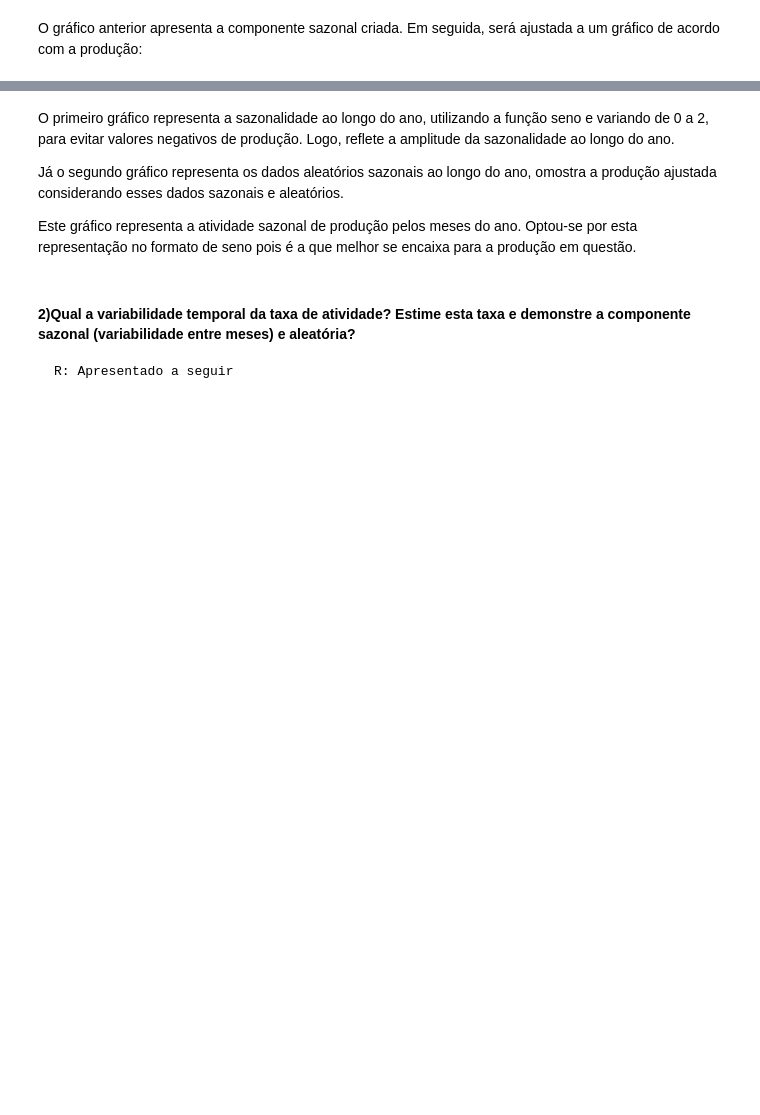
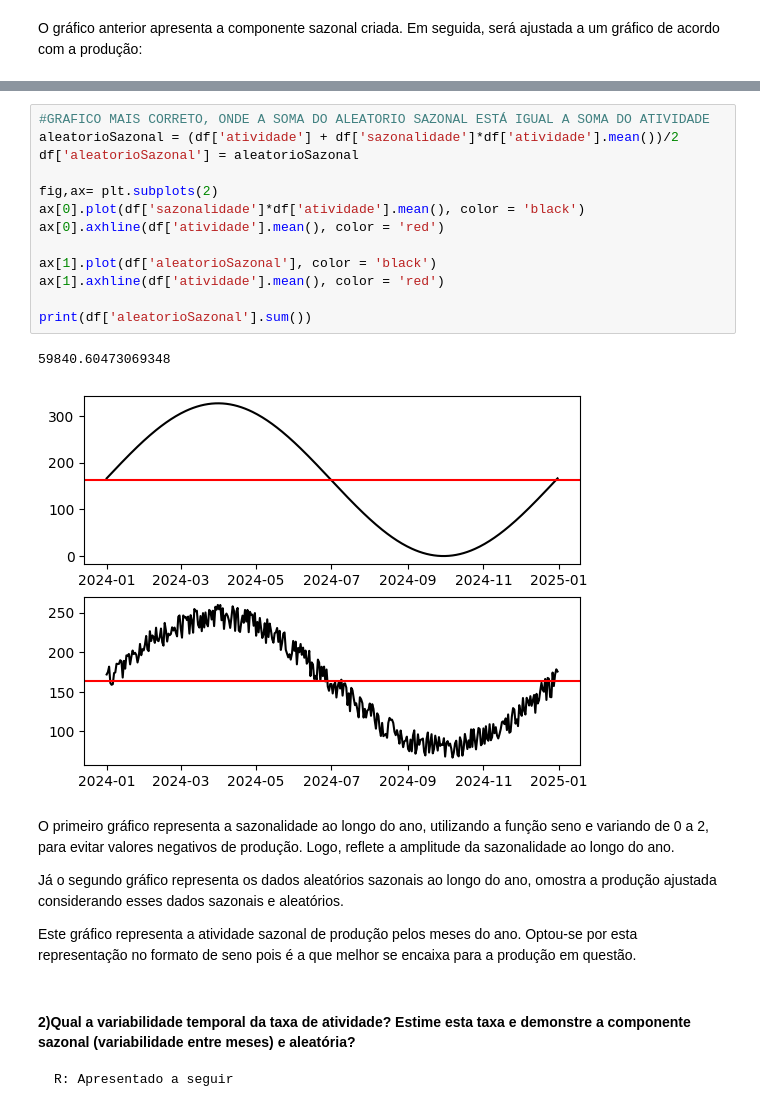
Before and after one commit to BarbaraGirardi07/ENS5173_Barbara, a Jupyter notebook: Atividade01_Parte01.ipynb, the cells around one changed output, grey strips where cells are left out. Saved outputs shown, nothing was run; the diff lists cells and outputs as text; blank space fills up the shorter version.

```diff
--- a/Atividade01_Parte01.ipynb
+++ b/Atividade01_Parte01.ipynb
@@ -317,3 +318,19 @@ print(df['aleatorioSazonal'].sum())
+# %%
+#GRAFICO MAIS CORRETO, ONDE A SOMA DO ALEATORIO SAZONAL ESTÁ IGUAL A SOMA DO ATIVIDADE
+aleatorioSazonal = (df['atividade'] + df['sazonalidade']*df['atividade'].mean())/2
+df['aleatorioSazonal'] = aleatorioSazonal
+
+fig,ax= plt.subplots(2)
+ax[0].plot(df['sazonalidade']*df['atividade'].mean(), color = 'black')
+ax[0].axhline(df['atividade'].mean(), color = 'red')
+
+ax[1].plot(df['aleatorioSazonal'], color = 'black')
+ax[1].axhline(df['atividade'].mean(), color = 'red')
+
+print(df['aleatorioSazonal'].sum())
+# %% [output]
+59840.60473069348
+[figure, added]
 # %% [markdown]
 O primeiro gráfico representa a sazonalidade ao longo do ano, utilizando a função seno e variando de 0 a 2, para evitar valores negativos de produção. Logo, reflete a amplitude da sazonalidade ao longo do ano.
 
```
Also changed, not shown: parts of 3 cells of this notebook.
